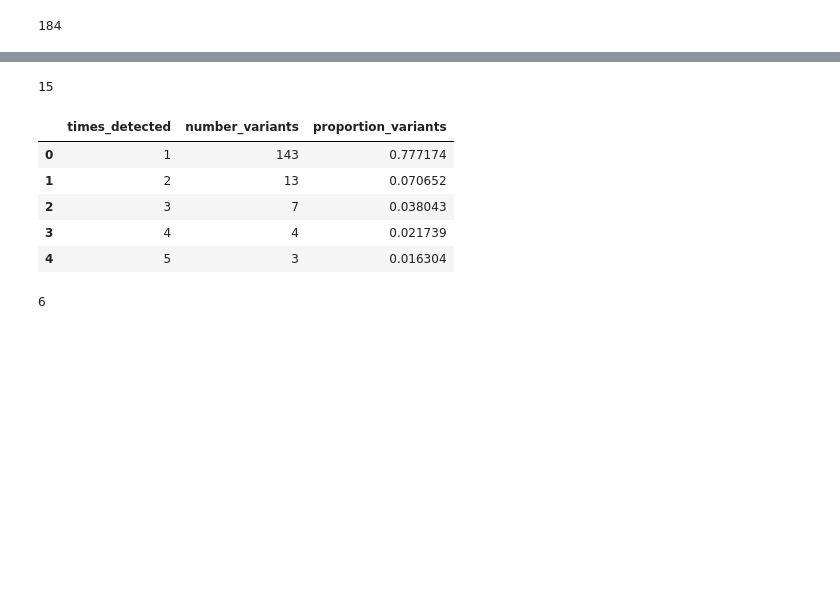
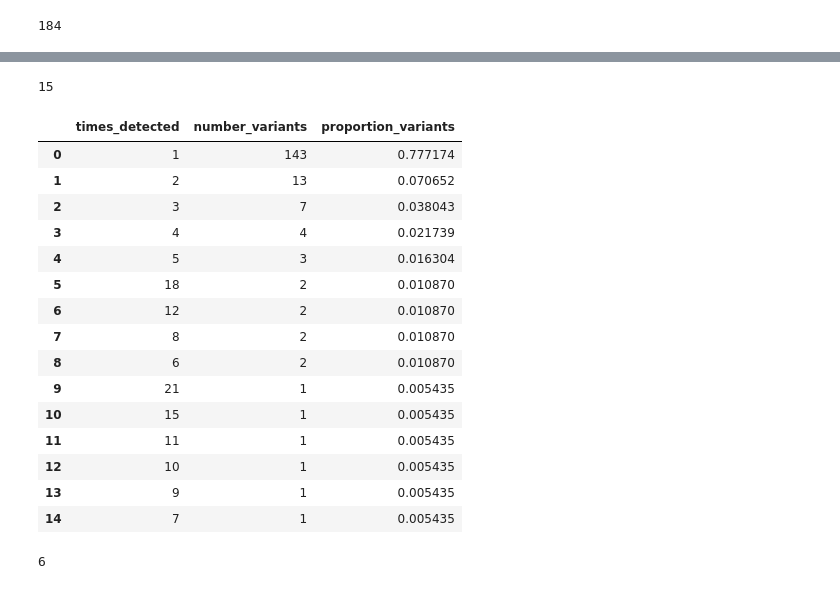
Before and after one commit to lmoncla/ncov-WI-within-host, a Jupyter notebook: scripts/shared-variants.ipynb, the cells around one changed output, grey strips where cells are left out. Saved outputs shown, nothing was run; the diff lists cells and outputs as text; code cells hidden in the pictures; blank space fills up the shorter version.

```diff
--- a/scripts/shared-variants.ipynb
+++ b/scripts/shared-variants.ipynb
@@ -166,20 +195,30 @@ s_aa.head()
 # %%
 # now, output counts for the number of times variants are detected
 v_counts = pd.DataFrame(s_counts['counts'].value_counts())
 v_counts.reset_index(inplace=True)
 v_counts.columns = ['times_detected','number_variants']
 v_counts['proportion_variants'] = v_counts['number_variants']/sum(v_counts['number_variants'])
 
 print(len(v_counts))
-v_counts.head()
+v_counts
 # %% [output]
 15
 |  | times_detected | number_variants | proportion_variants |
 | 0 | 1 | 143 | 0.777174 |
 | 1 | 2 | 13 | 0.070652 |
 | 2 | 3 | 7 | 0.038043 |
 | 3 | 4 | 4 | 0.021739 |
 | 4 | 5 | 3 | 0.016304 |
+| 5 | 18 | 2 | 0.010870 |
+| 6 | 12 | 2 | 0.010870 |
+| 7 | 8 | 2 | 0.010870 |
+| 8 | 6 | 2 | 0.010870 |
+| 9 | 21 | 1 | 0.005435 |
+| 10 | 15 | 1 | 0.005435 |
+| 11 | 11 | 1 | 0.005435 |
+| 12 | 10 | 1 | 0.005435 |
+| 13 | 9 | 1 | 0.005435 |
+| 14 | 7 | 1 | 0.005435 |
 # %%
 # what fraction of total variants are found in at least 10 samples?
 print(len(v_counts[v_counts['times_detected'] >= 10]))
```
Also changed, not shown: parts of 13 cells of this notebook, 4 other files.
